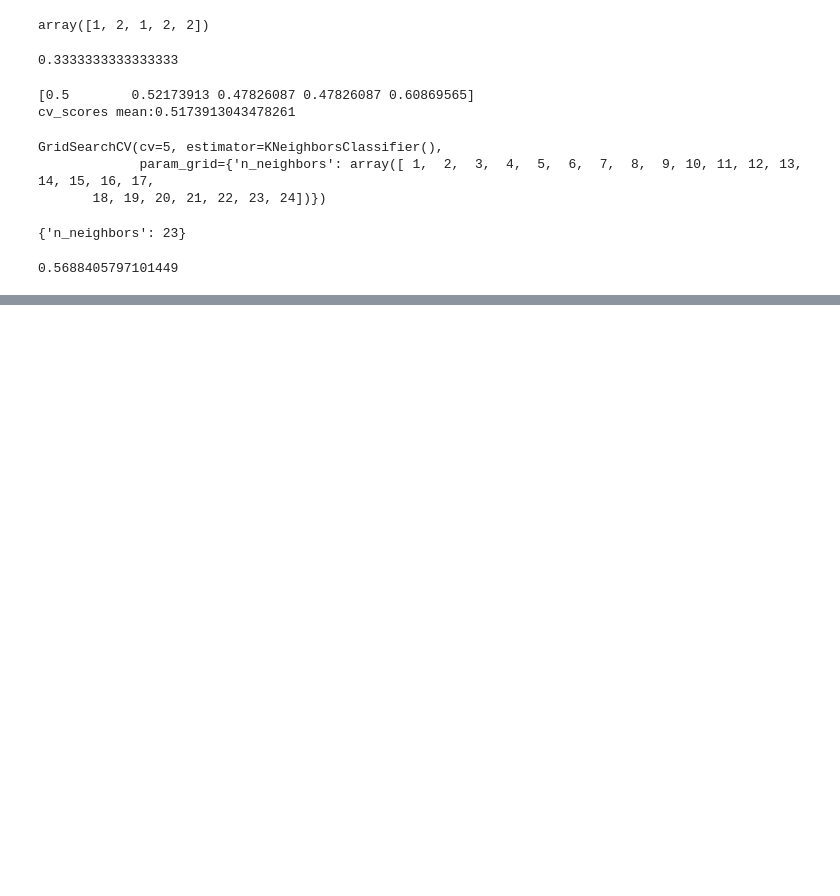
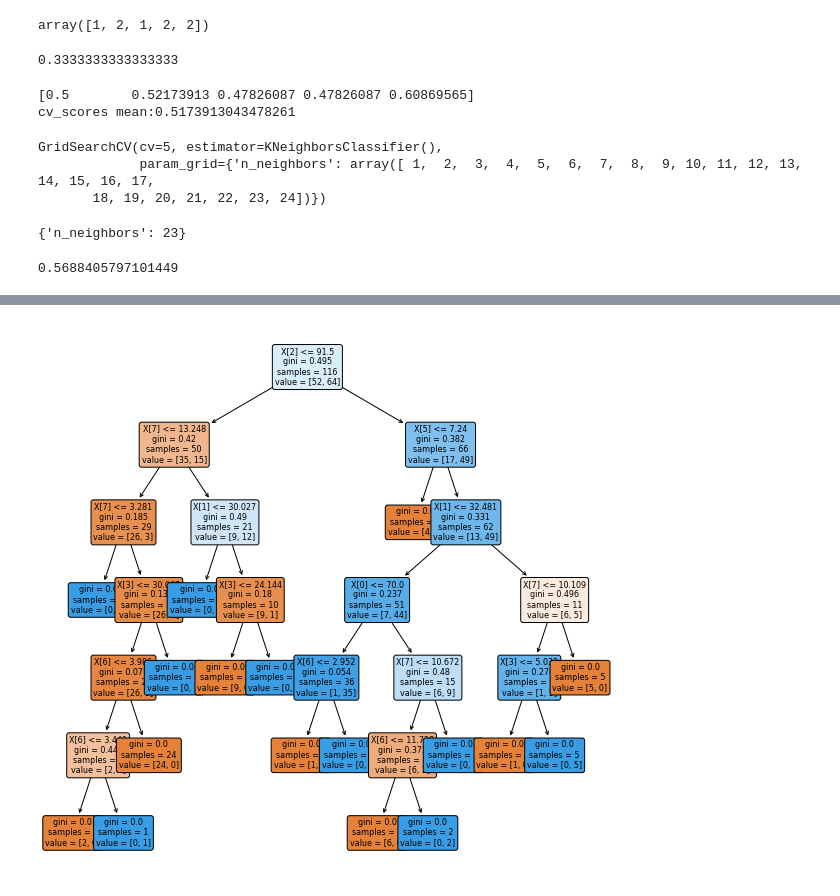
Before and after one commit to rahadis/datamining, a Jupyter notebook: _sources/UTS.ipynb, the cells around one changed output, grey strips where cells are left out. Drawn from its saved outputs; the diff is of its cells as text; code cells hidden in the pictures; blank space fills up the shorter version.

```diff
--- a/_sources/UTS.ipynb
+++ b/_sources/UTS.ipynb
@@ -155,0 +180,10 @@ knn_gscv.best_score_
+# %%
+import numpy as np # linear algebra
+import pandas as pd # data processing, CSV file I/O (e.g. pd.read_csv)
+import matplotlib.pyplot as plt
+from sklearn.metrics import accuracy_score
+from sklearn import tree
+import seaborn as sns
+
+data = pd.read_csv("https://archive.ics.uci.edu/ml/machine-learning-databases/00451/dataR2.csv")
+data.head()
@@ -155,0 +197,17 @@ knn_gscv.best_score_
+# %%
+y = data["Classification"]
+X = data.drop(columns=["Classification"])
+clf = tree.DecisionTreeClassifier(criterion="gini")
+clf = clf.fit(X, y)
+# %%
+#plt the figure, setting a black background
+plt.figure(figsize=(10,10))
+#create the tree plot
+a = tree.plot_tree(clf,
+                   rounded = True,
+                   filled = True,
+                   fontsize=8)
+#show the plot
+plt.show()
+# %% [output]
+[figure, added]
```
Also changed, not shown: parts of 6 cells of this notebook, 15 other files.
